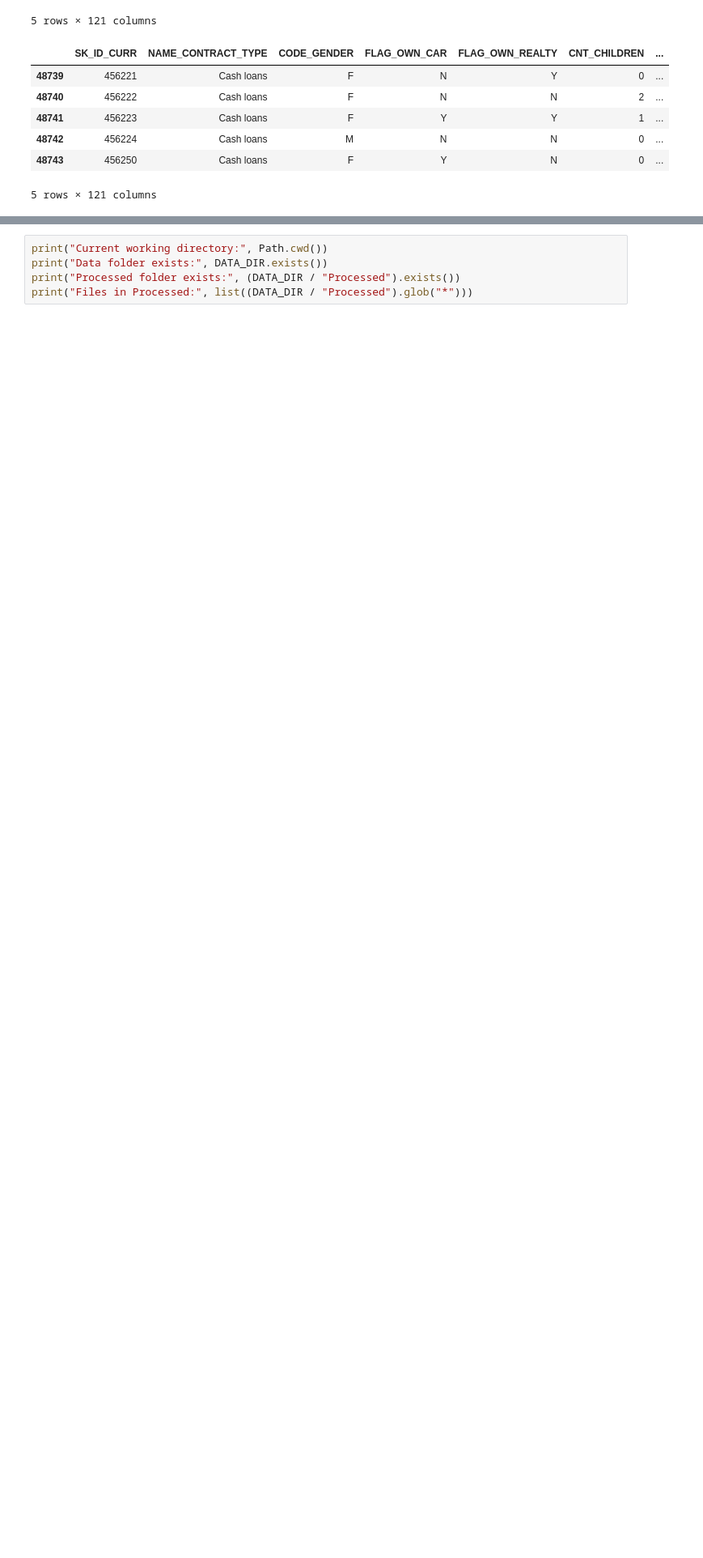
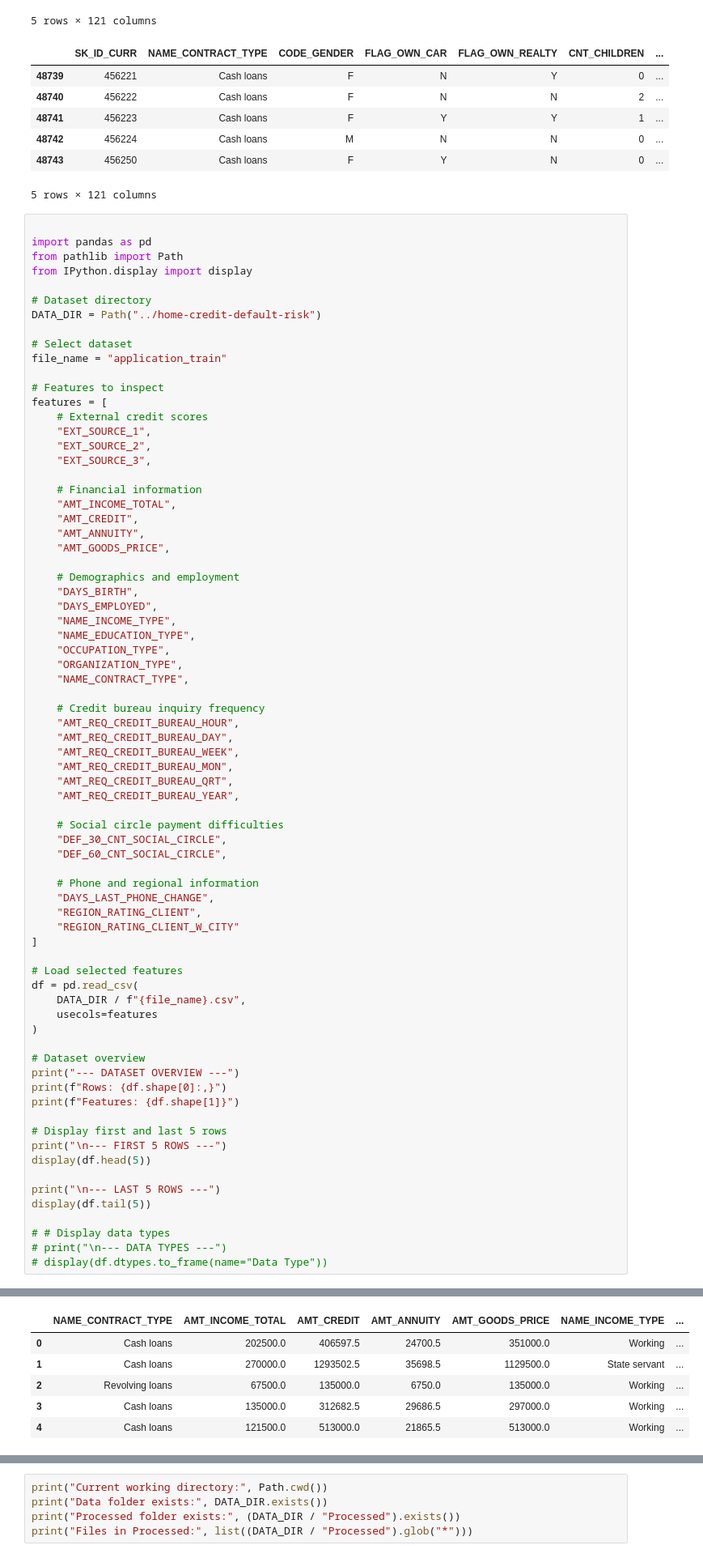
Before and after one commit to zenghui-wu/COMP6831_MachineLearning_Midtern, a Jupyter notebook: notebooks/OLD-01_exploratory_data_analysis.ipynb, the cells around one changed output, grey strips where cells are left out. Shown at 81% size. Cells and saved outputs as stored; diff of their text form; blank space fills up the shorter version.

Commit message:
Update OLD-01_exploratory_data_analysis.ipynb
Added missing share analysis from Zenhui

```diff
--- a/notebooks/OLD-01_exploratory_data_analysis.ipynb
+++ b/notebooks/OLD-01_exploratory_data_analysis.ipynb
@@ -146,3 +345,77 @@ display(df.tail(5))
 | 48742 | 456224 | Cash loans | M | N | N | 0 | ... |
 | 48743 | 456250 | Cash loans | F | Y | N | 0 | ... |
 5 rows × 121 columns
+# %%
+
+import pandas as pd
+from pathlib import Path
+from IPython.display import display
+
+# Dataset directory
+DATA_DIR = Path("../home-credit-default-risk")
+
+# Select dataset
+file_name = "application_train"
+
+# Features to inspect
+features = [
+    # External credit scores
+    "EXT_SOURCE_1",
+    "EXT_SOURCE_2",
+    "EXT_SOURCE_3",
+
+    # Financial information
+    "AMT_INCOME_TOTAL",
+    "AMT_CREDIT",
+    "AMT_ANNUITY",
+    "AMT_GOODS_PRICE",
+
+    # Demographics and employment
+    "DAYS_BIRTH",
+    "DAYS_EMPLOYED",
+    "NAME_INCOME_TYPE",
+    "NAME_EDUCATION_TYPE",
+    "OCCUPATION_TYPE",
+    "ORGANIZATION_TYPE",
+    "NAME_CONTRACT_TYPE",
+
+    # Credit bureau inquiry frequency
+    "AMT_REQ_CREDIT_BUREAU_HOUR",
+    "AMT_REQ_CREDIT_BUREAU_DAY",
+    "AMT_REQ_CREDIT_BUREAU_WEEK",
+    "AMT_REQ_CREDIT_BUREAU_MON",
+    "AMT_REQ_CREDIT_BUREAU_QRT",
+    "AMT_REQ_CREDIT_BUREAU_YEAR",
+
+    # Social circle payment difficulties
+    "DEF_30_CNT_SOCIAL_CIRCLE",
+    "DEF_60_CNT_SOCIAL_CIRCLE",
+
+    # Phone and regional information
+    "DAYS_LAST_PHONE_CHANGE",
+    "REGION_RATING_CLIENT",
+    "REGION_RATING_CLIENT_W_CITY"
+]
+
+# Load selected features
+df = pd.read_csv(
+    DATA_DIR / f"{file_name}.csv",
+    usecols=features
+)
+
+# Dataset overview
+print("--- DATASET OVERVIEW ---")
+print(f"Rows: {df.shape[0]:,}")
+print(f"Features: {df.shape[1]}")
+
+# Display first and last 5 rows
+print("\n--- FIRST 5 ROWS ---")
+display(df.head(5))
+
+print("\n--- LAST 5 ROWS ---")
+display(df.tail(5))
+
+# # Display data types
+# print("\n--- DATA TYPES ---")
+# display(df.dtypes.to_frame(name="Data Type"))
+# %% [output]
@@ -148,0 +427,6 @@ display(df.tail(5))
+|  | NAME_CONTRACT_TYPE | AMT_INCOME_TOTAL | AMT_CREDIT | AMT_ANNUITY | AMT_GOODS_PRICE | NAME_INCOME_TYPE | ... |
+| 0 | Cash loans | 202500.0 | 406597.5 | 24700.5 | 351000.0 | Working | ... |
+| 1 | Cash loans | 270000.0 | 1293502.5 | 35698.5 | 1129500.0 | State servant | ... |
+| 2 | Revolving loans | 67500.0 | 135000.0 | 6750.0 | 135000.0 | Working | ... |
+| 3 | Cash loans | 135000.0 | 312682.5 | 29686.5 | 297000.0 | Working | ... |
+| 4 | Cash loans | 121500.0 | 513000.0 | 21865.5 | 513000.0 | Working | ... |
```
Also changed, not shown: parts of 2 cells of this notebook.
